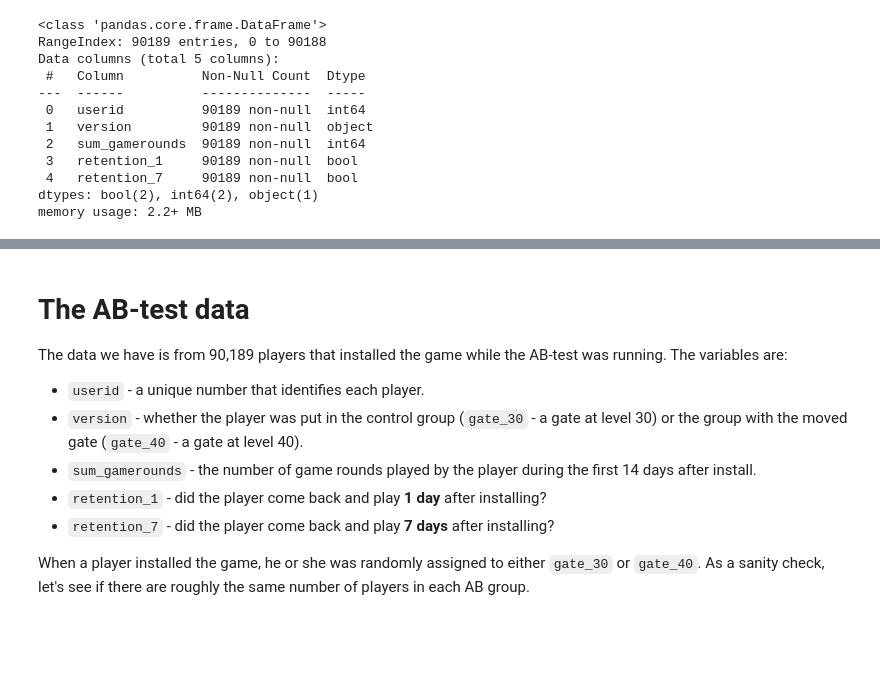
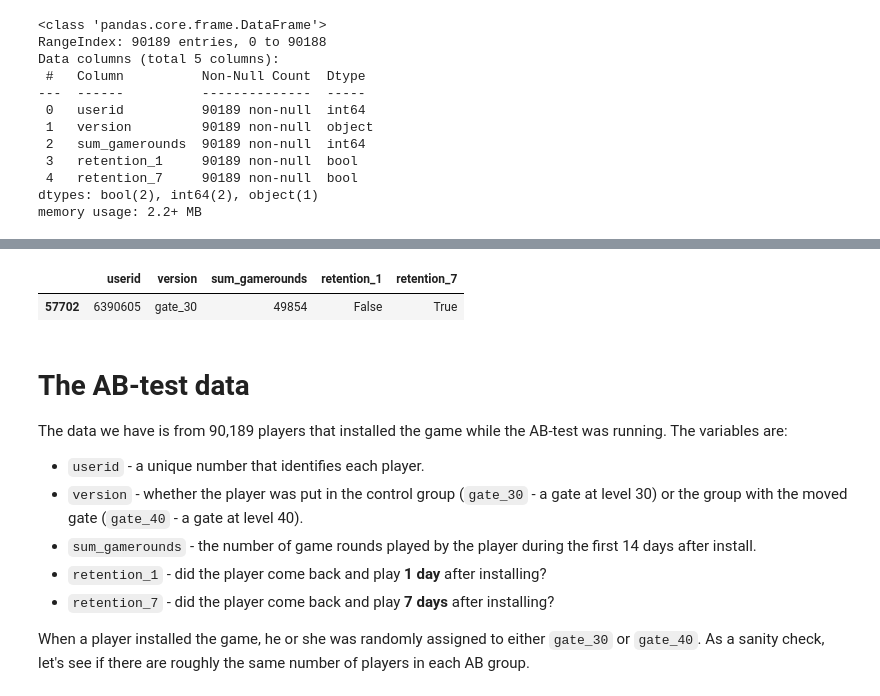
Before and after one commit to LesleySFW/AB-Testing-with-Cookie-Cats, a Jupyter notebook: notebook.ipynb, the cells around one changed output, grey strips where cells are left out. Saved outputs shown, nothing was run; the diff lists cells and outputs as text; code cells hidden in the pictures; blank space fills up the shorter version.

```diff
--- a/notebook.ipynb
+++ b/notebook.ipynb
@@ -39,0 +64,6 @@ memory usage: 2.2+ MB
+# %%
+# By ploting a boxplot, we identify an outlier whose value is unlikely to achieve. We'd better remove it.
+df[df['sum_gamerounds']==df['sum_gamerounds'].max()]
+# %% [output]
+|  | userid | version | sum_gamerounds | retention_1 | retention_7 |
+| 57702 | 6390605 | gate_30 | 49854 | False | True |
```
Also changed, not shown: parts of 11 cells of this notebook.
